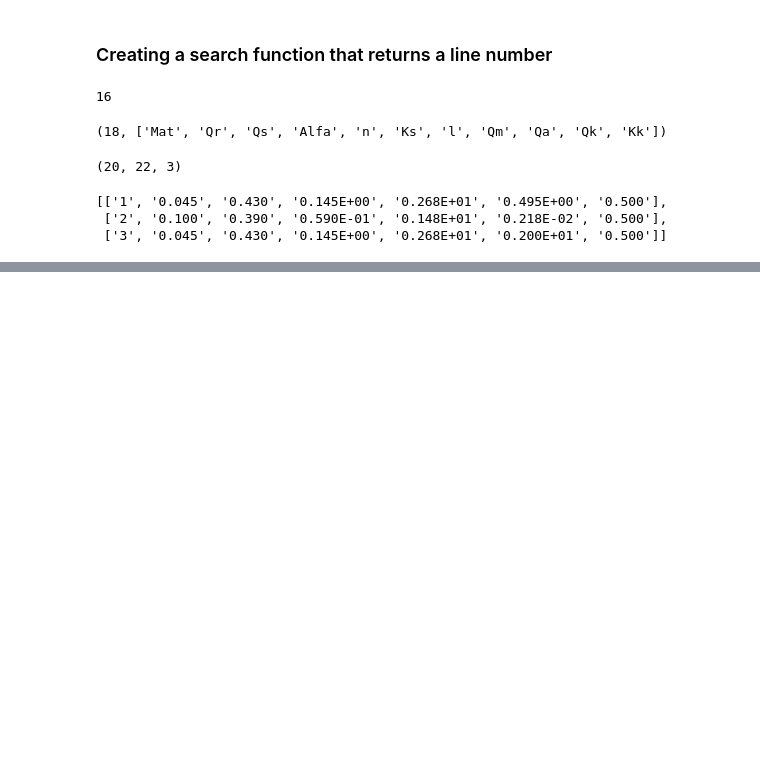
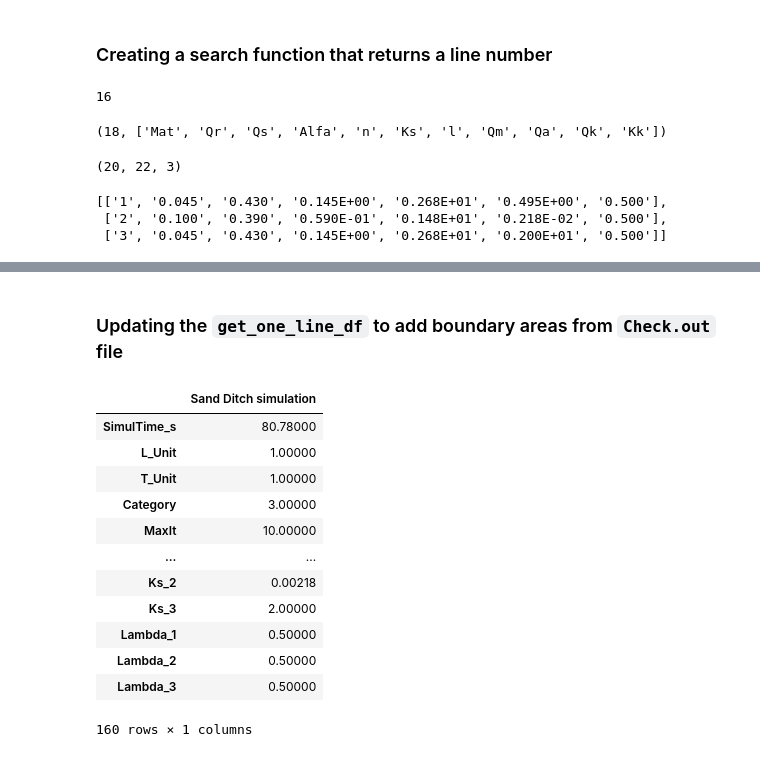
Before and after one commit to drnesr/SandDitch, a Jupyter notebook: Code/SandDitchAnalysis011.ipynb, the cells around one changed output, grey strips where cells are left out. Drawn from its saved outputs; the diff is of its cells as text; code cells hidden in the pictures; blank space fills up the shorter version.

Commit message:
Updating the `get_one_line_df` to add boundary areas from `Check.out` file forming a new `get_one_line_plus` function

```diff
--- a/Code/SandDitchAnalysis011.ipynb
+++ b/Code/SandDitchAnalysis011.ipynb
@@ -1325,0 +1336,8 @@ material_table
+# %%
+mat_dict = {}
+for prop in material_header[1:]:
+    for mat in range(materials_count):
+        prop2 = prop.replace('Q', 'Theta_').replace('_r', 'R').replace('_s', 'S')
+        prop2 = f'{prop2}_{mat+1}'.replace('l_', 'Lambda_')
+        mat_dict[prop2] = material_df.loc[mat, prop]
+mat_dict
@@ -1325,0 +1363,2 @@ material_table
+# %% [markdown]
+### Updating the `get_one_line_df` to add boundary areas from `Check.out` file
@@ -1325,0 +1422,16 @@ material_table
+# %%
+get_one_line_plus(src)
+# %% [output]
+|  | Sand Ditch simulation |
+| SimulTime_s | 80.78000 |
+| L_Unit | 1.00000 |
+| T_Unit | 1.00000 |
+| Category | 3.00000 |
+| MaxIt | 10.00000 |
+| ... | ... |
+| Ks_2 | 0.00218 |
+| Ks_3 | 2.00000 |
+| Lambda_1 | 0.50000 |
+| Lambda_2 | 0.50000 |
+| Lambda_3 | 0.50000 |
+160 rows × 1 columns
```
Also changed, not shown: parts of 13 cells of this notebook.
